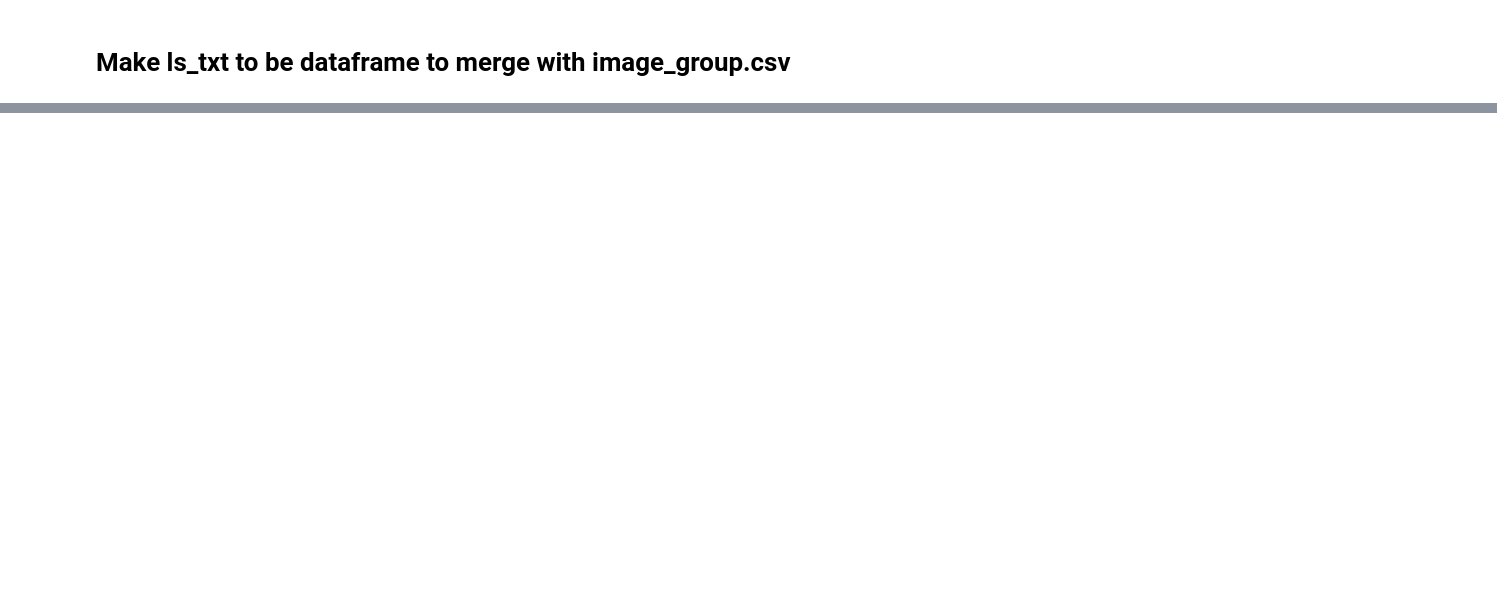
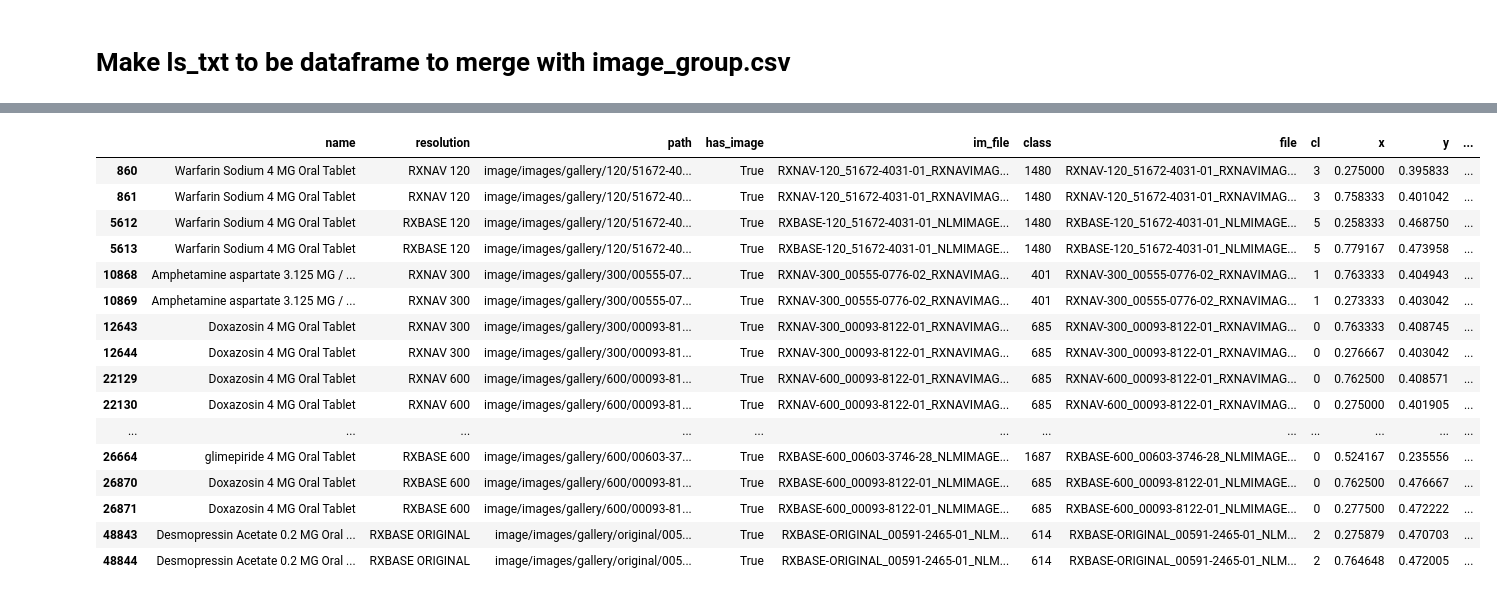
Before and after one commit to 1ngsc0ding/drug_identify, a Jupyter notebook: error_analysis.ipynb, the cells around one changed output, grey strips where cells are left out. Saved outputs shown, nothing was run; the diff lists cells and outputs as text; code cells hidden in the pictures; blank space fills up the shorter version.

```diff
--- a/error_analysis.ipynb
+++ b/error_analysis.ipynb
@@ -79,0 +489,3 @@ ls_txt
+# %%
+df_imgr = pd.read_csv('image_group.csv')
+df_imgr
@@ -79,0 +506,4 @@ ls_txt
+# %%
+df3 = pd.merge(df_imgr, df_file, left_on='im_file', right_on='im_file2', how='left')
+# %%
+df3.dropna(inplace=True)
@@ -79,0 +526,22 @@ ls_txt
+# %%
+df3['cl'] = df3['cl'].astype('int64')
+# %%
+df3[df3['class'] != df3['cl']]
+# %% [output]
+|  | name | resolution | path | has_image | im_file | class | file | cl | x | y | ... |
+| 860 | Warfarin Sodium 4 MG Oral Tablet | RXNAV 120 | image/images/gallery/120/51672-40... | True | RXNAV-120_51672-4031-01_RXNAVIMAG... | 1480 | RXNAV-120_51672-4031-01_RXNAVIMAG... | 3 | 0.275000 | 0.395833 | ... |
+| 861 | Warfarin Sodium 4 MG Oral Tablet | RXNAV 120 | image/images/gallery/120/51672-40... | True | RXNAV-120_51672-4031-01_RXNAVIMAG... | 1480 | RXNAV-120_51672-4031-01_RXNAVIMAG... | 3 | 0.758333 | 0.401042 | ... |
+| 5612 | Warfarin Sodium 4 MG Oral Tablet | RXBASE 120 | image/images/gallery/120/51672-40... | True | RXBASE-120_51672-4031-01_NLMIMAGE... | 1480 | RXBASE-120_51672-4031-01_NLMIMAGE... | 5 | 0.258333 | 0.468750 | ... |
+| 5613 | Warfarin Sodium 4 MG Oral Tablet | RXBASE 120 | image/images/gallery/120/51672-40... | True | RXBASE-120_51672-4031-01_NLMIMAGE... | 1480 | RXBASE-120_51672-4031-01_NLMIMAGE... | 5 | 0.779167 | 0.473958 | ... |
+| 10868 | Amphetamine aspartate 3.125 MG / ... | RXNAV 300 | image/images/gallery/300/00555-07... | True | RXNAV-300_00555-0776-02_RXNAVIMAG... | 401 | RXNAV-300_00555-0776-02_RXNAVIMAG... | 1 | 0.763333 | 0.404943 | ... |
+| 10869 | Amphetamine aspartate 3.125 MG / ... | RXNAV 300 | image/images/gallery/300/00555-07... | True | RXNAV-300_00555-0776-02_RXNAVIMAG... | 401 | RXNAV-300_00555-0776-02_RXNAVIMAG... | 1 | 0.273333 | 0.403042 | ... |
+| 12643 | Doxazosin 4 MG Oral Tablet | RXNAV 300 | image/images/gallery/300/00093-81... | True | RXNAV-300_00093-8122-01_RXNAVIMAG... | 685 | RXNAV-300_00093-8122-01_RXNAVIMAG... | 0 | 0.763333 | 0.408745 | ... |
+| 12644 | Doxazosin 4 MG Oral Tablet | RXNAV 300 | image/images/gallery/300/00093-81... | True | RXNAV-300_00093-8122-01_RXNAVIMAG... | 685 | RXNAV-300_00093-8122-01_RXNAVIMAG... | 0 | 0.276667 | 0.403042 | ... |
+| 22129 | Doxazosin 4 MG Oral Tablet | RXNAV 600 | image/images/gallery/600/00093-81... | True | RXNAV-600_00093-8122-01_RXNAVIMAG... | 685 | RXNAV-600_00093-8122-01_RXNAVIMAG... | 0 | 0.762500 | 0.408571 | ... |
+| 22130 | Doxazosin 4 MG Oral Tablet | RXNAV 600 | image/images/gallery/600/00093-81... | True | RXNAV-600_00093-8122-01_RXNAVIMAG... | 685 | RXNAV-600_00093-8122-01_RXNAVIMAG... | 0 | 0.275000 | 0.401905 | ... |
+| ... | ... | ... | ... | ... | ... | ... | ... | ... | ... | ... | ... |
+| 26664 | glimepiride 4 MG Oral Tablet | RXBASE 600 | image/images/gallery/600/00603-37... | True | RXBASE-600_00603-3746-28_NLMIMAGE... | 1687 | RXBASE-600_00603-3746-28_NLMIMAGE... | 0 | 0.524167 | 0.235556 | ... |
+| 26870 | Doxazosin 4 MG Oral Tablet | RXBASE 600 | image/images/gallery/600/00093-81... | True | RXBASE-600_00093-8122-01_NLMIMAGE... | 685 | RXBASE-600_00093-8122-01_NLMIMAGE... | 0 | 0.762500 | 0.476667 | ... |
+| 26871 | Doxazosin 4 MG Oral Tablet | RXBASE 600 | image/images/gallery/600/00093-81... | True | RXBASE-600_00093-8122-01_NLMIMAGE... | 685 | RXBASE-600_00093-8122-01_NLMIMAGE... | 0 | 0.277500 | 0.472222 | ... |
+| 48843 | Desmopressin Acetate 0.2 MG Oral ... | RXBASE ORIGINAL | image/images/gallery/original/005... | True | RXBASE-ORIGINAL_00591-2465-01_NLM... | 614 | RXBASE-ORIGINAL_00591-2465-01_NLM... | 2 | 0.275879 | 0.470703 | ... |
+| 48844 | Desmopressin Acetate 0.2 MG Oral ... | RXBASE ORIGINAL | image/images/gallery/original/005... | True | RXBASE-ORIGINAL_00591-2465-01_NLM... | 614 | RXBASE-ORIGINAL_00591-2465-01_NLM... | 2 | 0.764648 | 0.472005 | ... |
```
Also changed, not shown: parts of 62 cells of this notebook.
